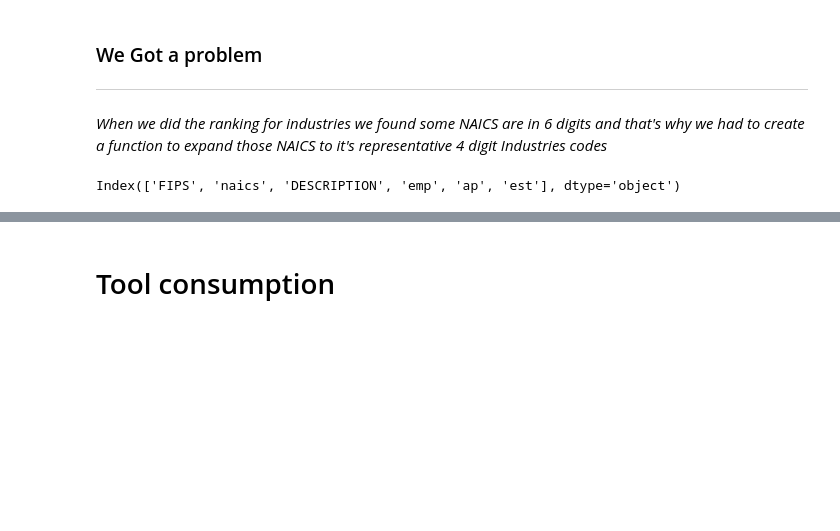
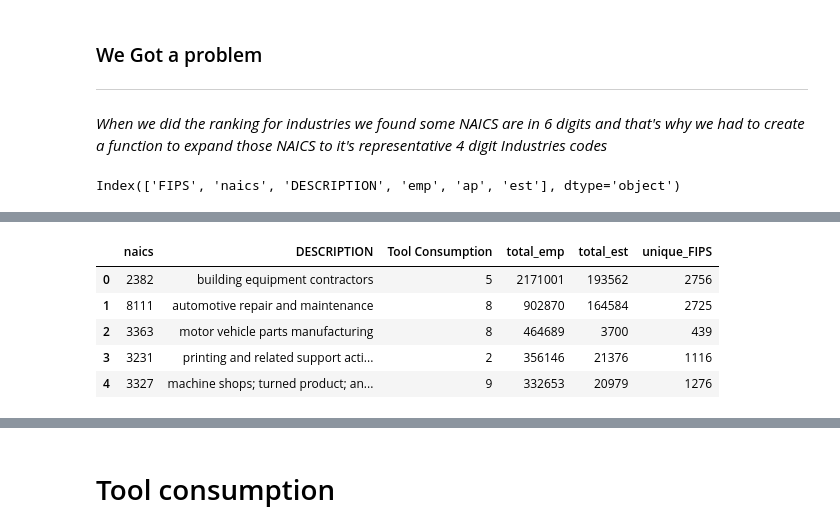
Before and after one commit to motasem00/data-driven-modelling, a Jupyter notebook: data_preparation.ipynb, the cells around one changed output, grey strips where cells are left out. Saved outputs shown, nothing was run; the diff lists cells and outputs as text; code cells hidden in the pictures; blank space fills up the shorter version.

```diff
--- a/data_preparation.ipynb
+++ b/data_preparation.ipynb
@@ -266,0 +614,16 @@ processed_df = wrangler.process_naics_data(df_pattern, naics_expanding)
+# %%
+pre_industry_feature = final_df.groupby(['naics', 'DESCRIPTION', 'Tool Consumption']).agg(
+    total_emp=('emp', 'sum'),            # Sum of values in the 'emp'
+    total_est=('est', 'sum'),
+    unique_FIPS=('FIPS', 'nunique')    # Count of unique values in the 'FIPS' column
+).sort_values(by='total_emp', ascending=False).reset_index()
+
+# Display the first 20 rows
+pre_industry_feature.head(5)
+# %% [output]
+|  | naics | DESCRIPTION | Tool Consumption | total_emp | total_est | unique_FIPS |
+| 0 | 2382 | building equipment contractors | 5 | 2171001 | 193562 | 2756 |
+| 1 | 8111 | automotive repair and maintenance | 8 | 902870 | 164584 | 2725 |
+| 2 | 3363 | motor vehicle parts manufacturing | 8 | 464689 | 3700 | 439 |
+| 3 | 3231 | printing and related support acti... | 2 | 356146 | 21376 | 1116 |
+| 4 | 3327 | machine shops; turned product; an... | 9 | 332653 | 20979 | 1276 |
```
Also changed, not shown: parts of 20 cells of this notebook.
